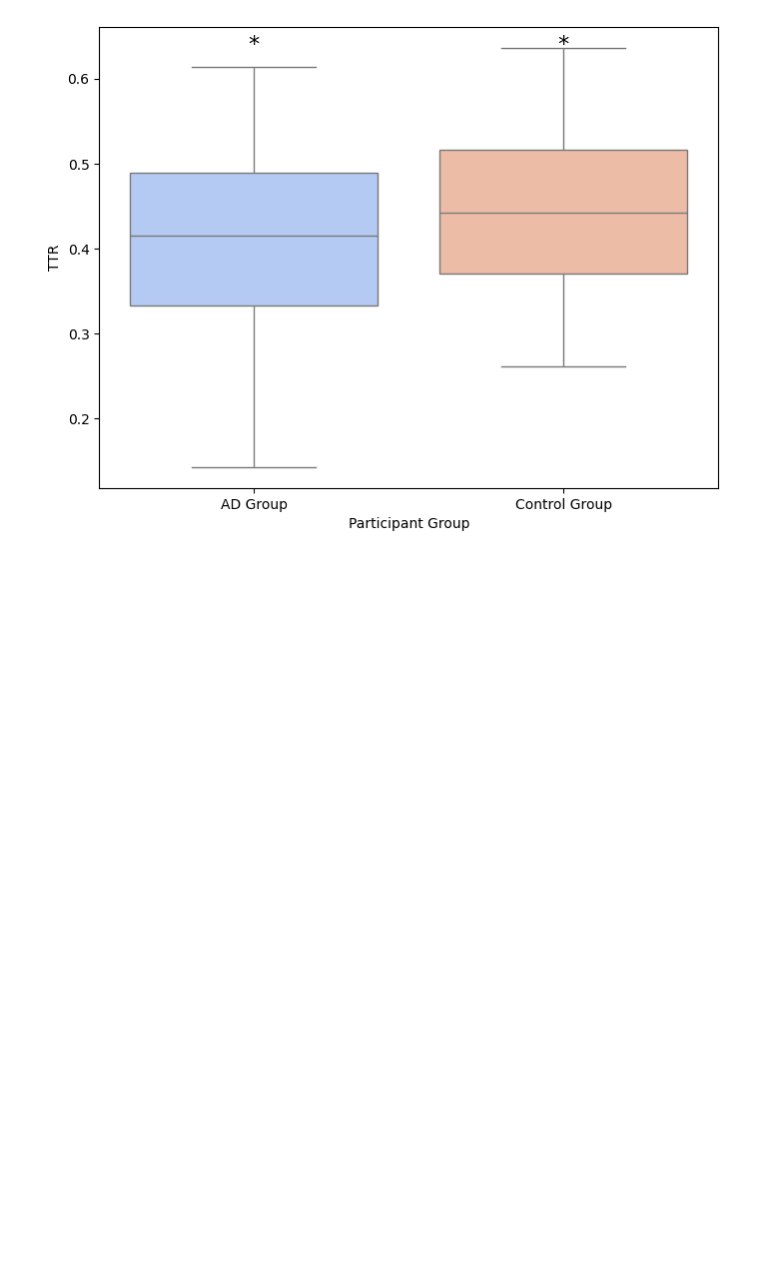
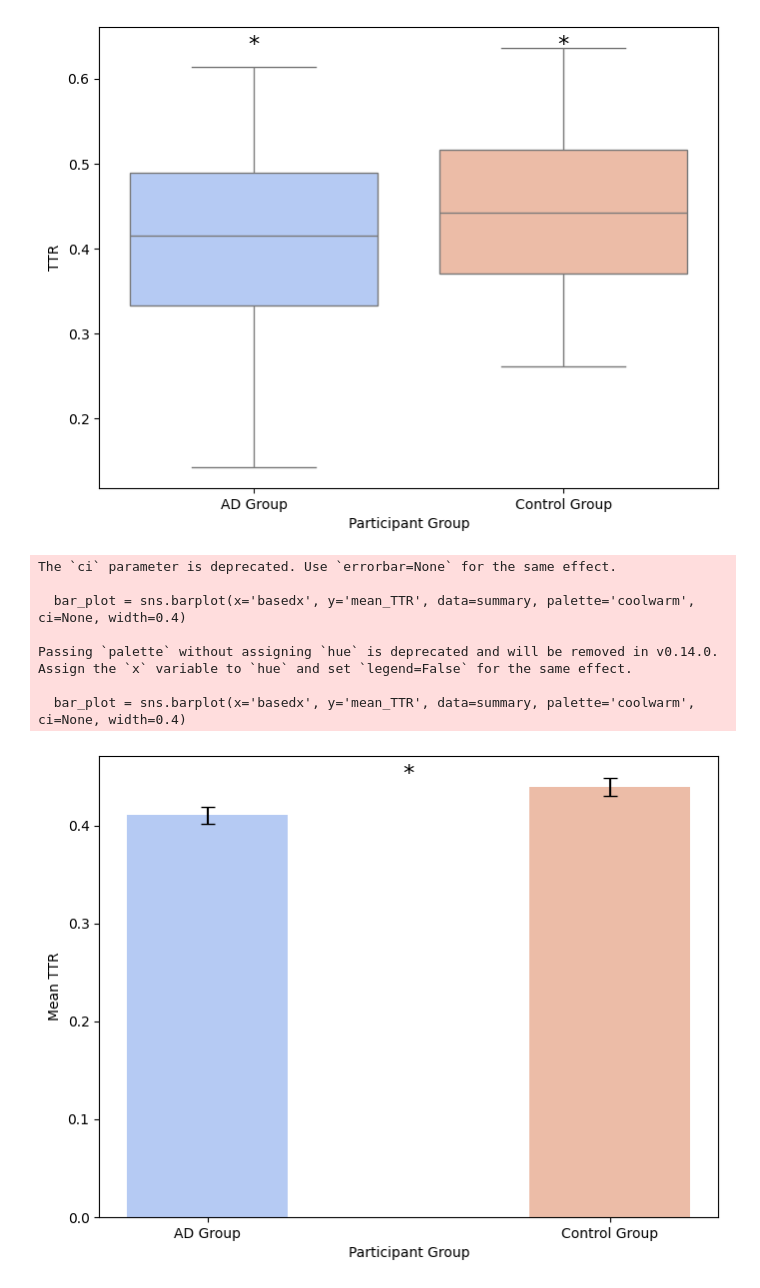
Before and after one commit to texas-flavoured-canadien/Vocab_Richness_AD, a Jupyter notebook: Vocabulary_Richness_AD.ipynb, the cells around one changed output. Drawn from its saved outputs; the diff is of its cells as text; code cells hidden in the pictures; blank space fills up the shorter version.

```diff
--- a/Vocabulary_Richness_AD.ipynb
+++ b/Vocabulary_Richness_AD.ipynb
@@ -733,3 +733,60 @@ Passing `palette` without assigning `hue` is deprecated and will be removed in v
 
   sns.boxplot(x='basedx', y='TTR', data=df, palette='coolwarm')
 [figure]
+# %%
+import matplotlib.pyplot as plt
+import seaborn as sns
+import pandas as pd
+import numpy as np
+
+# Sample DataFrame (replace this with your actual DataFrame)
+# df = pd.DataFrame({
+#     'basedx': ['AD', 'Control', 'AD', 'Control', ...],
+#     'TTR': [5.6, 4.8, 5.2, 4.6, ...]
+# })
+
+# Calculate mean and standard error for each group
+summary = df.groupby('basedx').agg(
+    mean_TTR=('TTR', 'mean'),
+    sem_TTR=('TTR', lambda x: np.std(x, ddof=1) / np.sqrt(len(x)))
+).reset_index()
+
+# Create the bar plot with narrower bars
+plt.figure(figsize=(8, 6))
+bar_plot = sns.barplot(x='basedx', y='mean_TTR', data=summary, palette='coolwarm', ci=None, width=0.4)
+
+# Add standard error bars
+for index, row in summary.iterrows():
+    bar_plot.errorbar(
+        x=index,
+        y=row['mean_TTR'],
+        yerr=row['sem_TTR'],
+        fmt='none',
+        capsize=5,
+        color='black'
+    )
+
+# Customize plot
+plt.xlabel('Participant Group')
+plt.ylabel('Mean TTR')
+plt.xticks([0, 1], ['AD Group', 'Control Group'])
+
+# Optionally, add a single significance marker in the center
+p_value = 0.04
+if p_value < 0.05:
+    ylim = plt.gca().get_ylim()
+    offset = 0.06 * (ylim[1] - ylim[0])
+    center_x = (0 + 1) / 2  # Center position between bars
+    plt.text(center_x, ylim[1] - offset, '*', ha='center', va='bottom', fontsize=16)
+
+#plt.title('Mean TTR Distribution for Individuals With and Without AD')
+plt.show()
+# %% [output]
+The `ci` parameter is deprecated. Use `errorbar=None` for the same effect.
+
+  bar_plot = sns.barplot(x='basedx', y='mean_TTR', data=summary, palette='coolwarm', ci=None, width=0.4)
+
+Passing `palette` without assigning `hue` is deprecated and will be removed in v0.14.0. Assign the `x` variable to `hue` and set `legend=False` for the same effect.
+
+  bar_plot = sns.barplot(x='basedx', y='mean_TTR', data=summary, palette='coolwarm', ci=None, width=0.4)
+[figure, added]
```
Also changed, not shown: parts of 8 cells of this notebook.
